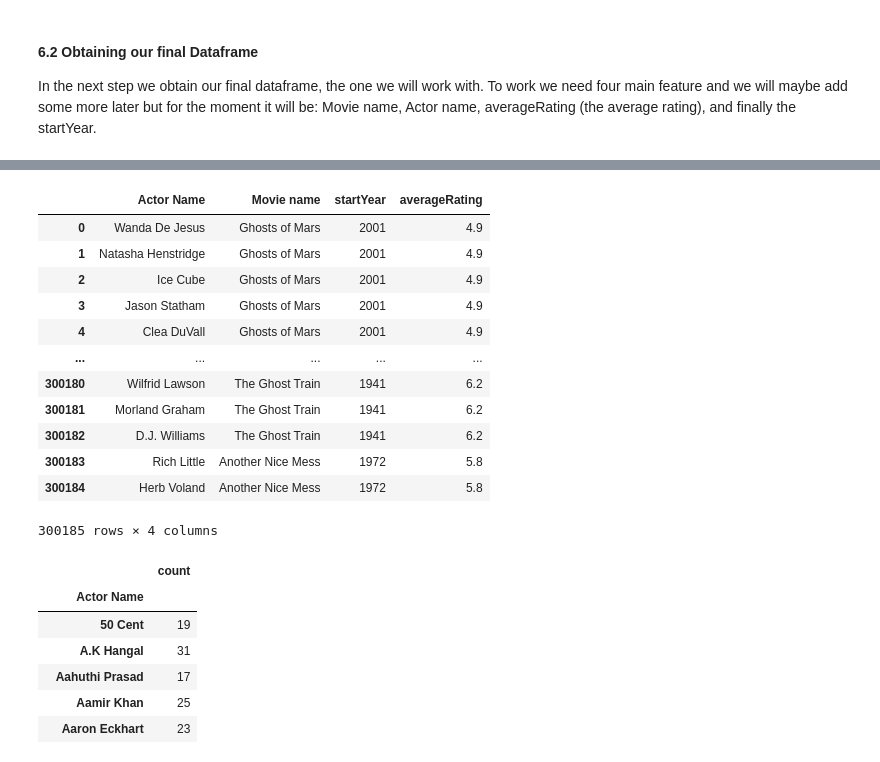
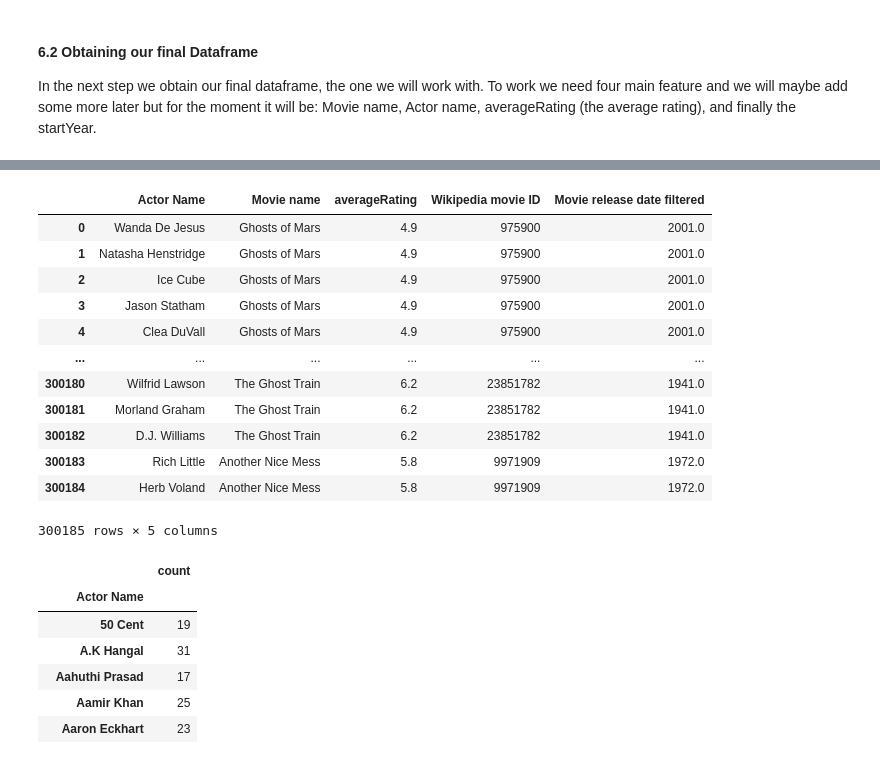
Before and after one commit to epfl-ada/ada-2022-project-datajugglers, a Jupyter notebook: Project_2.ipynb, the cells around one changed output, grey strips where cells are left out. Saved outputs shown, nothing was run; the diff lists cells and outputs as text; code cells hidden in the pictures.

```diff
--- a/Project_2.ipynb
+++ b/Project_2.ipynb
@@ -577,20 +611,20 @@ df_exploitable_character
 # %%
-df_final = df_exploitable_character[['Actor Name','Movie name','startYear','averageRating']]
+df_final = df_exploitable_character[['Actor Name','Movie name', 'averageRating', 'Wikipedia movie ID', 'Movie release date filtered']]
 df_final
 # %% [output]
-|  | Actor Name | Movie name | startYear | averageRating |
-| 0 | Wanda De Jesus | Ghosts of Mars | 2001 | 4.9 |
-| 1 | Natasha Henstridge | Ghosts of Mars | 2001 | 4.9 |
-| 2 | Ice Cube | Ghosts of Mars | 2001 | 4.9 |
-| 3 | Jason Statham | Ghosts of Mars | 2001 | 4.9 |
-| 4 | Clea DuVall | Ghosts of Mars | 2001 | 4.9 |
-| ... | ... | ... | ... | ... |
-| 300180 | Wilfrid Lawson | The Ghost Train | 1941 | 6.2 |
-| 300181 | Morland Graham | The Ghost Train | 1941 | 6.2 |
-| 300182 | D.J. Williams | The Ghost Train | 1941 | 6.2 |
-| 300183 | Rich Little | Another Nice Mess | 1972 | 5.8 |
-| 300184 | Herb Voland | Another Nice Mess | 1972 | 5.8 |
+|  | Actor Name | Movie name | averageRating | Wikipedia movie ID | Movie release date filtered |
+| 0 | Wanda De Jesus | Ghosts of Mars | 4.9 | 975900 | 2001.0 |
+| 1 | Natasha Henstridge | Ghosts of Mars | 4.9 | 975900 | 2001.0 |
+| 2 | Ice Cube | Ghosts of Mars | 4.9 | 975900 | 2001.0 |
+| 3 | Jason Statham | Ghosts of Mars | 4.9 | 975900 | 2001.0 |
+| 4 | Clea DuVall | Ghosts of Mars | 4.9 | 975900 | 2001.0 |
+| ... | ... | ... | ... | ... | ... |
+| 300180 | Wilfrid Lawson | The Ghost Train | 6.2 | 23851782 | 1941.0 |
+| 300181 | Morland Graham | The Ghost Train | 6.2 | 23851782 | 1941.0 |
+| 300182 | D.J. Williams | The Ghost Train | 6.2 | 23851782 | 1941.0 |
+| 300183 | Rich Little | Another Nice Mess | 5.8 | 9971909 | 1972.0 |
+| 300184 | Herb Voland | Another Nice Mess | 5.8 | 9971909 | 1972.0 |
-300185 rows × 4 columns
+300185 rows × 5 columns
 # %%
 df_final_visualization = df_final['Actor Name'].groupby(df_final['Actor Name']).agg(['count'])
 df_final_visualization[df_final_visualization['count']>10]
```
Also changed, not shown: parts of 14 cells of this notebook.
